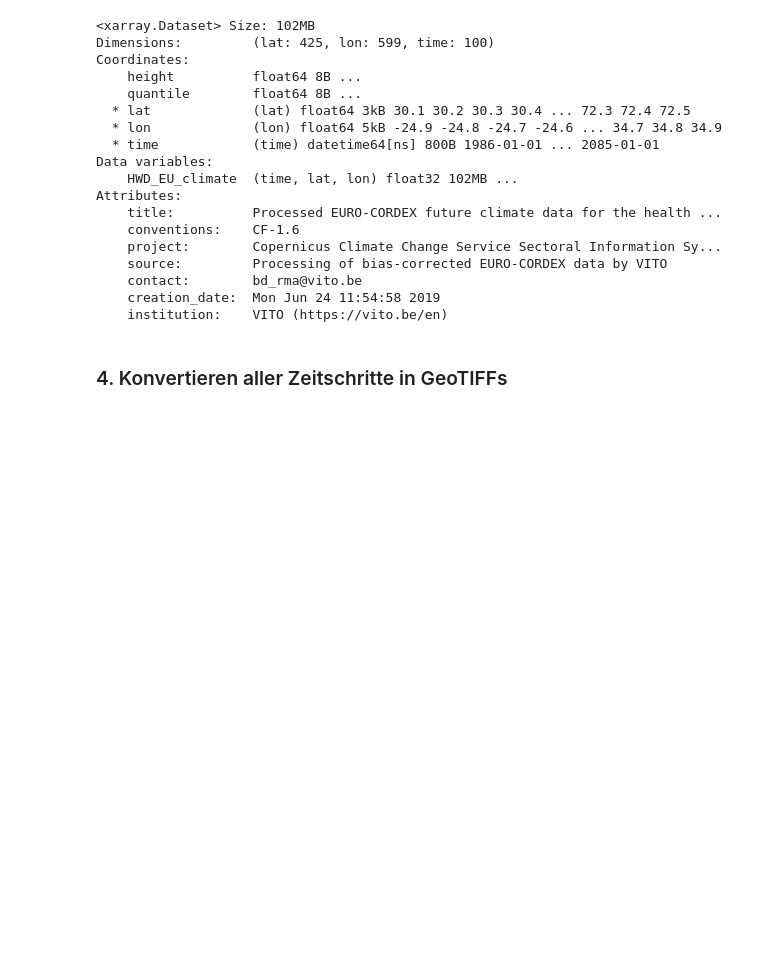
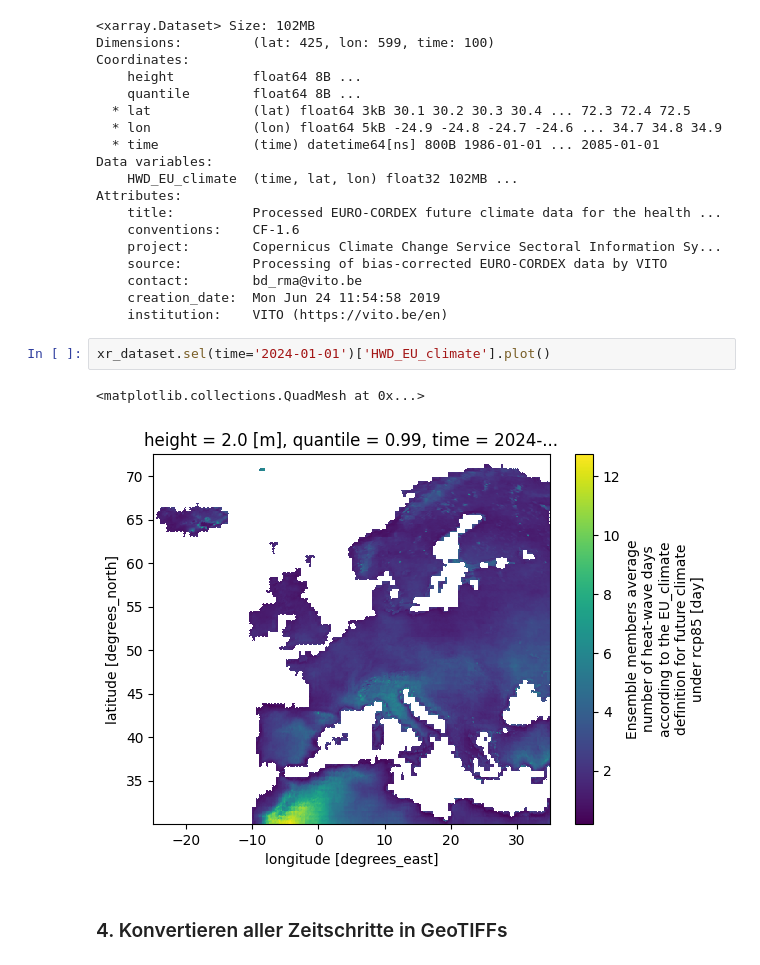
Before and after one commit to sgc-kn/cds-examples, a Jupyter notebook: sis-heat-and-cold-spells.ipynb, the cells around one changed output. Drawn from its saved outputs; the diff is of its cells as text; blank space fills up the shorter version.

```diff
--- a/sis-heat-and-cold-spells.ipynb
+++ b/sis-heat-and-cold-spells.ipynb
@@ -162,6 +162,11 @@ Attributes:
     contact:        bd_rma@vito.be
     creation_date:  Mon Jun 24 11:54:58 2019
     institution:    VITO (https://vito.be/en)
+# %%
+xr_dataset.sel(time='2024-01-01')['HWD_EU_climate'].plot()
+# %% [output]
+<matplotlib.collections.QuadMesh at 0x...>
+[figure, added]
 # %% [markdown]
 ### 4. Konvertieren aller Zeitschritte in GeoTIFFs
 # %%
```
Also changed, not shown: parts of 10 cells of this notebook, 1 other file.
